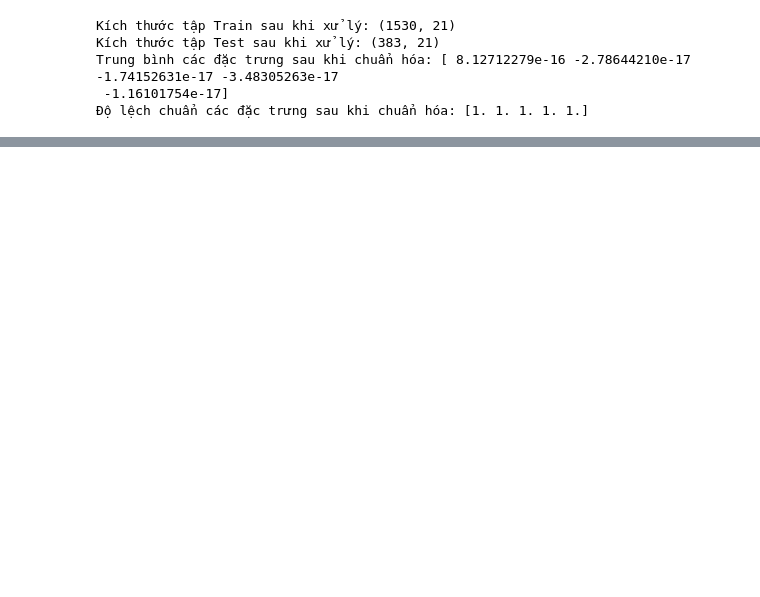
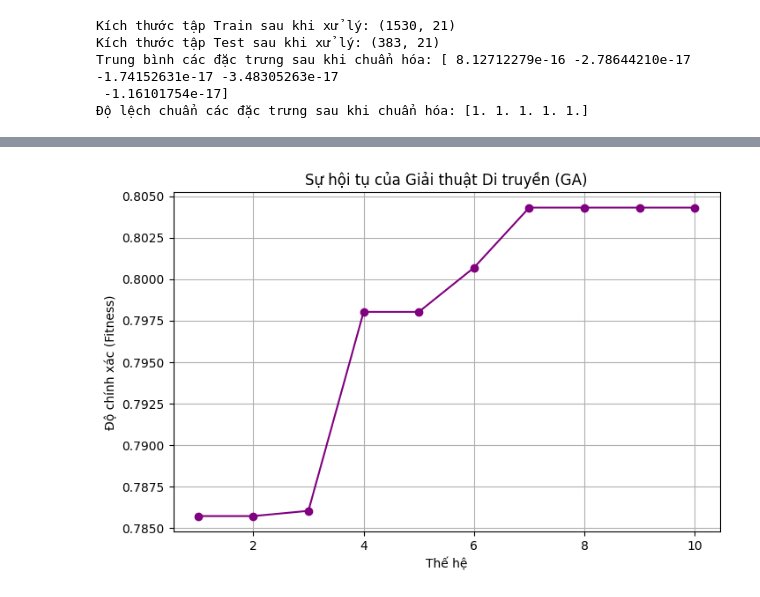
Before and after one commit to Escanor292/caimo, a Jupyter notebook: DT69_NguyenQuachPhuTai_executed.ipynb, the cells around one changed output, grey strips where cells are left out. Cells and saved outputs as stored; diff of their text form; code cells hidden in the pictures; blank space fills up the shorter version.

```diff
--- a/DT69_NguyenQuachPhuTai_executed.ipynb
+++ b/DT69_NguyenQuachPhuTai_executed.ipynb
@@ -1050,0 +235,19 @@ HOÀN TẤT TỰ ĐỘNG HÓA ĐỒ ÁN!
+# %%
+# CÂU 3: TIỀN XỬ LÝ VỚI PIPELINE
+from sklearn.pipeline import Pipeline
+from sklearn.preprocessing import StandardScaler
+from sklearn.impute import SimpleImputer
+
+# 3. TIỀN XỬ LÝ VỚI PIPELINE
+preprocessor = Pipeline([
+    ('imputer', SimpleImputer(strategy='median')),
+    ('scaler', StandardScaler())
+])
+
+X_train_processed = preprocessor.fit_transform(X_train)
+X_test_processed = preprocessor.transform(X_test)
+
+print(f"Kích thước tập Train sau khi xử lý: {X_train_processed.shape}")
+print(f"Kích thước tập Test sau khi xử lý: {X_test_processed.shape}")
+print(f"Trung bình các đặc trưng sau khi chuẩn hóa: {np.mean(X_train_processed, axis=0)[:5]}")
+print(f"Độ lệch chuẩn các đặc trưng sau khi chuẩn hóa: {np.std(X_train_processed, axis=0)[:5]}")
@@ -1050,0 +315,78 @@ HOÀN TẤT TỰ ĐỘNG HÓA ĐỒ ÁN!
+# %%
+# ==========================================
+# CÂU 4: CHỌN ĐẶC TRƯNG BẰNG GIẢI THUẬT DI TRUYỀN (GA)
+# ==========================================
+import random
+from sklearn.tree import DecisionTreeClassifier
+from sklearn.model_selection import cross_val_score
+
+# Tham số cá nhân
+POPULATION_SIZE = 20
+MUTATION_RATE = 0.10
+GENERATIONS = 10
+N_FEATURES = X_train_processed.shape[1]
+
+# Khởi tạo quần thể (Mỗi cá thể là mảng nhị phân 0/1 đại diện cho việc chọn/bỏ đặc trưng)
+np.random.seed(99055)
+population = [np.random.randint(0, 2, N_FEATURES) for _ in range(POPULATION_SIZE)]
+
+def fitness_function(individual):
+    # Tránh trường hợp không chọn đặc trưng nào
+    if np.sum(individual) == 0: return 0
+
+    # Lấy các đặc trưng được chọn
+    X_train_subset = X_train_processed[:, individual == 1]
+
+    # Đánh giá bằng Cross-Validation (cv=7)
+    clf = DecisionTreeClassifier(random_state=99055)
+    score = cross_val_score(clf, X_train_subset, y_train, cv=7, scoring='accuracy').mean()
+
+    # Phạt nhẹ nếu chọn quá nhiều đặc trưng để tối ưu
+    penalty = 0.001 * np.sum(individual)
+    return score - penalty
+
+print(f"--- TỐI ƯU HÓA GA (Quần thể: {POPULATION_SIZE}, Đột biến: {MUTATION_RATE}) ---")
+best_fitness_history = []
+
+for gen in range(GENERATIONS):
+    # Đánh giá fitness
+    fitness_scores = [fitness_function(ind) for ind in population]
+
+    # Sắp xếp và giữ lại Elite (Cá thể tốt nhất)
+    sorted_idx = np.argsort(fitness_scores)[::-1]
+    best_ind = population[sorted_idx[0]]
+    best_fitness = fitness_scores[sorted_idx[0]]
+    best_fitness_history.append(best_fitness)
+
+    # Lai ghép và đột biến để tạo quần thể mới
+    new_population = [best_ind] # Giữ lại elite
+    while len(new_population) < POPULATION_SIZE:
+        # Chọn lọc Tournament
+        parent1 = population[random.choice(sorted_idx[:5])]
+        parent2 = population[random.choice(sorted_idx[:5])]
+
+        # Crossover (Lai ghép điểm đơn)
+        crossover_point = random.randint(1, N_FEATURES - 1)
+        child = np.concatenate([parent1[:crossover_point], parent2[crossover_point:]])
+
+        # Mutation (Đột biến)
+        for i in range(N_FEATURES):
+            if random.random() < MUTATION_RATE:
+                child[i] = 1 - child[i]
+
+        new_population.append(child)
+
+    population = new_population
+    print(f"Thế hệ {gen+1}: Best Fitness = {best_fitness:.4f} | Số đặc trưng được chọn = {np.sum(best_ind)}")
+
+# Vẽ biểu đồ hội tụ GA
+plt.figure(figsize=(8, 5))
+plt.plot(range(1, GENERATIONS + 1), best_fitness_history, marker='o', color='purple')
+plt.title('Sự hội tụ của Giải thuật Di truyền (GA)')
+plt.xlabel('Thế hệ')
+plt.ylabel('Độ chính xác (Fitness)')
+plt.grid(True)
+plt.savefig('ga_convergence.png', bbox_inches='tight')
+plt.show()
+print("Đã lưu biểu đồ GA convergence: ga_convergence.png")
+# %% [output]
@@ -1050,0 +404 @@ HOÀN TẤT TỰ ĐỘNG HÓA ĐỒ ÁN!
+[figure, added]
```
Also changed, not shown: parts of 29 cells of this notebook, 5 other files.
